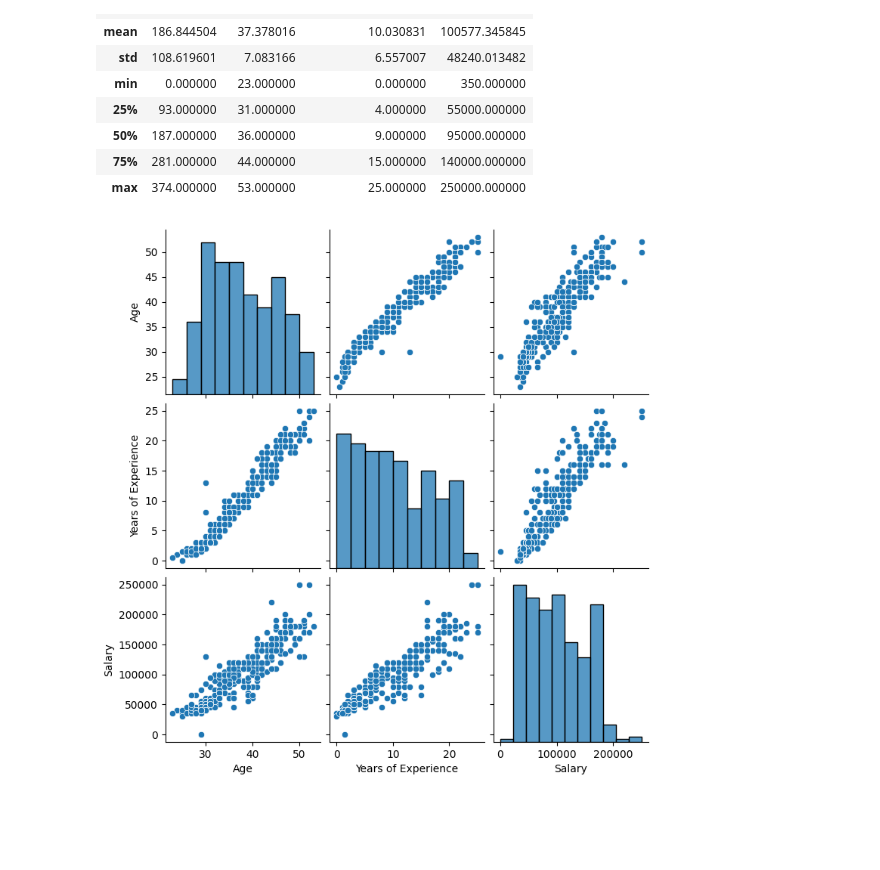
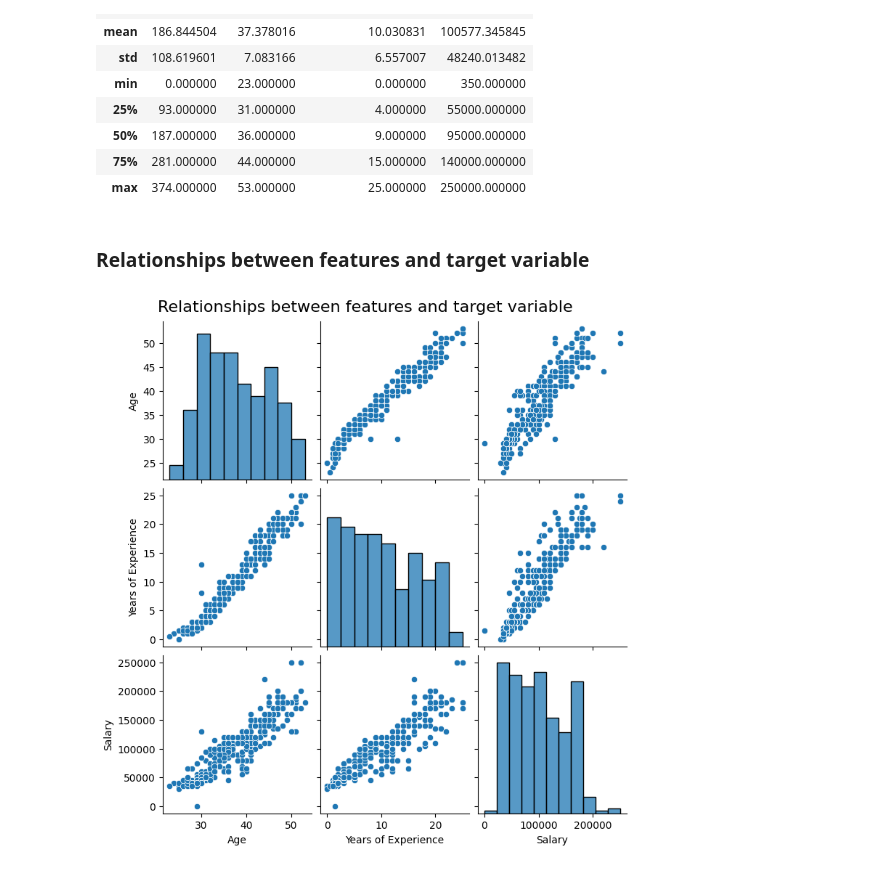
Before and after one commit to Maximo-Verdondoni/ChallengePwC, a Jupyter notebook: EDA.ipynb, the cells around one changed output. Drawn from its saved outputs; the diff is of its cells as text; code cells hidden in the pictures; blank space fills up the shorter version.

```diff
--- a/EDA.ipynb
+++ b/EDA.ipynb
@@ -396,13 +386,18 @@ merged_df.describe()
 | 50% | 187.000000 | 36.000000 | 9.000000 | 95000.000000 |
 | 75% | 281.000000 | 44.000000 | 15.000000 | 140000.000000 |
 | max | 374.000000 | 53.000000 | 25.000000 | 250000.000000 |
+# %% [markdown]
+### Relationships between features and target variable
 # %%
 numerical_data = merged_df[['Age', 'Years of Experience', 'Salary']]
 
-sns.pairplot(numerical_data)
+pairplot = sns.pairplot(numerical_data)
+pairplot.fig.suptitle("Relationships between features and target variable",
+                      y=1.02, fontsize=16)
+
 plt.show()
 # %% [output]
-[figure, old version]
+[figure, new version]
 # %%
 corr_matrix = numerical_data.corr()
 
```
Also changed, not shown: parts of 18 cells of this notebook.
